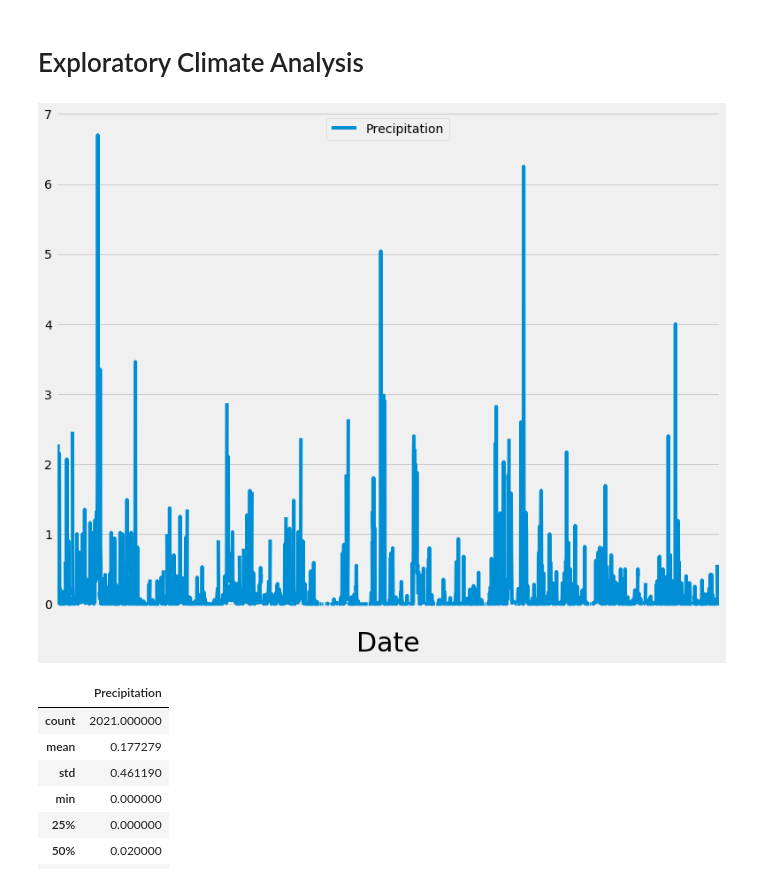
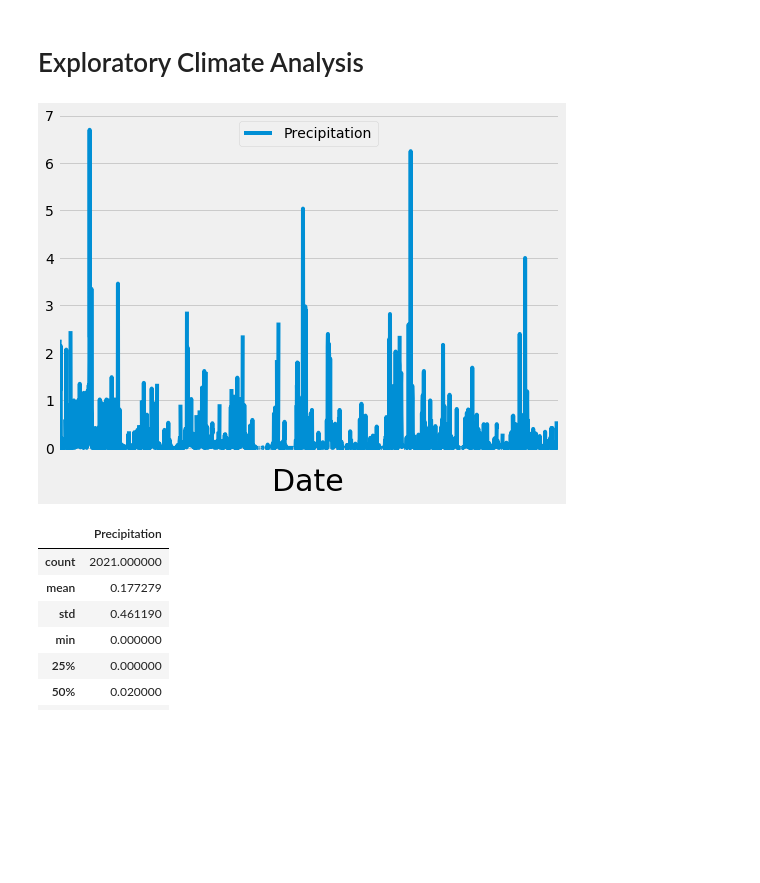
Before and after one commit to fkokro/sqlalchemy-challenge, a Jupyter notebook: climate_analysis.ipynb, the cells around one changed output. Cells and saved outputs as stored; diff of their text form; code cells hidden in the pictures; blank space fills up the shorter version.

```diff
--- a/climate_analysis.ipynb
+++ b/climate_analysis.ipynb
@@ -94,21 +87,21 @@ engine.execute('SELECT * FROM station').fetchall()
 # %%
 # Design a query to retrieve the last 12 months of precipitation data and plot the results
 results = engine.execute("select date, prcp from measurement where date >= '2016-08-23' ").fetchall()
 # Unpack the `date` and `prcp` from results and save into separate lists
 date_results = [result[0] for result in results]
 prcp_results = [result[1] for result in results]
 # Save the query results as a Pandas DataFrame and set the index to the date column
 # Sort the dataframe by date
 df = pd.DataFrame({'Date' : date_results, 'Precipitation': prcp_results}).set_index('Date').sort_index(ascending=True)
 # Use Pandas Plotting with Matplotlib to plot the data
-ax = df.plot(figsize=(12,10))
+ax = df.plot(figsize=(8,6))
 plt.xlabel('Date', fontsize=30)
 plt.xticks([])
 plt.legend(loc='upper center')
-plt.savefig("Output/Precipitation.png")
+plt.savefig("Output_Images/Precipitation.png")
 plt.show()
 # %% [output]
-[figure, old version]
+[figure, new version]
 # %%
 # Use Pandas to calcualte the summary statistics for the precipitation data
 df.describe()
```
Also changed, not shown: parts of 5 cells of this notebook, 12 other files.
